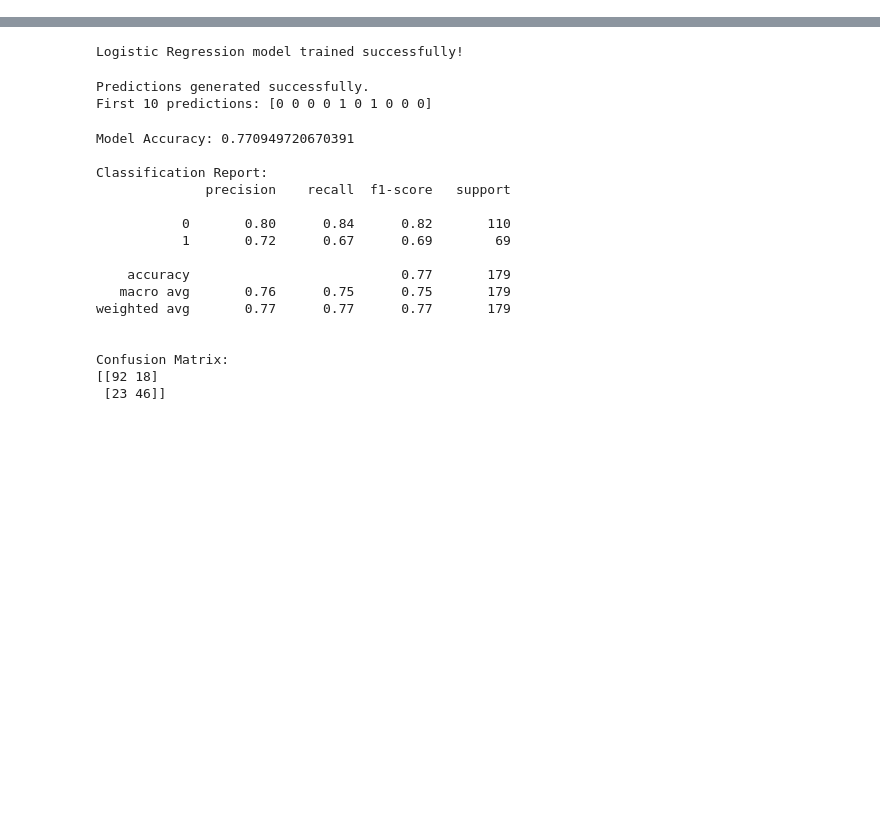
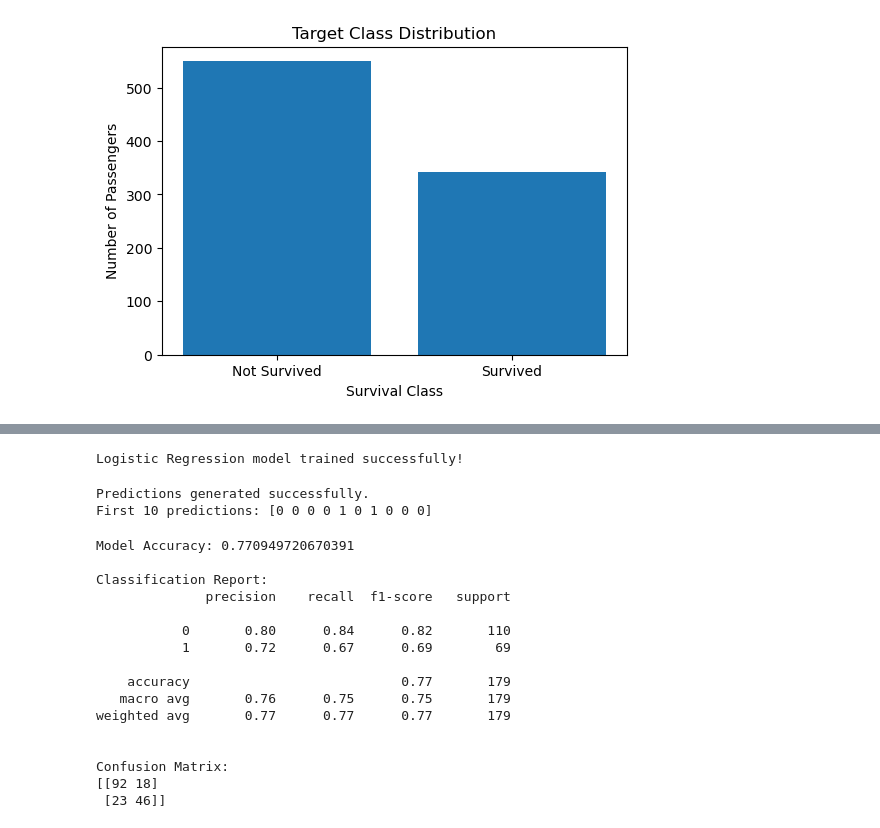
Before and after one commit to dsubbu12408-svg/zepto-ai-capstone, a Jupyter notebook: analytics/02_modeling.ipynb, the cells around one changed output, grey strips where cells are left out. Cells and saved outputs as stored; diff of their text form; code cells hidden in the pictures; blank space fills up the shorter version.

```diff
--- a/analytics/02_modeling.ipynb
+++ b/analytics/02_modeling.ipynb
@@ -152,0 +45,24 @@ y_test shape: (179,)
+# %%
+# Select features and target
+
+features = [
+    "pclass",
+    "sex",
+    "age",
+    "sibsp",
+    "parch",
+    "fare",
+    "embarked"
+]
+
+X = df[features].copy()
+y = df["survived"].copy()
+
+# Handle missing values
+X["age"] = X["age"].fillna(X["age"].median())
+X["embarked"] = X["embarked"].fillna(X["embarked"].mode()[0])
+
+print("Features shape:", X.shape)
+print("Target shape:", y.shape)
+print("\nRemaining missing values:")
+print(X.isnull().sum())
@@ -152,0 +450,13 @@ y_test shape: (179,)
+# %%
+import matplotlib.pyplot as plt
+
+class_counts = y.value_counts().sort_index()
+
+plt.figure(figsize=(6, 4))
+plt.bar(["Not Survived", "Survived"], class_counts.values)
+plt.xlabel("Survival Class")
+plt.ylabel("Number of Passengers")
+plt.title("Target Class Distribution")
+plt.show()
+# %% [output]
+[figure, added]
```
Also changed, not shown: parts of 41 cells of this notebook, 4 other files.
